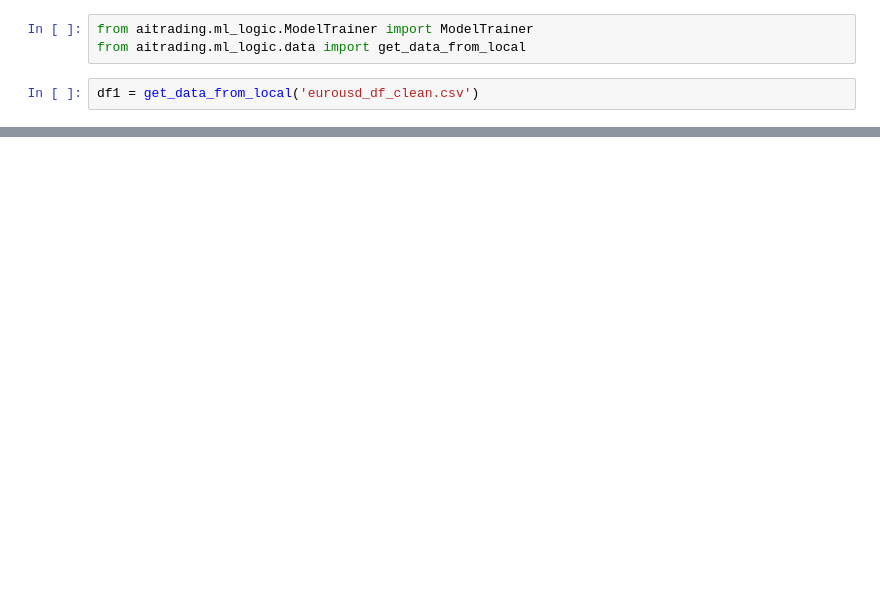
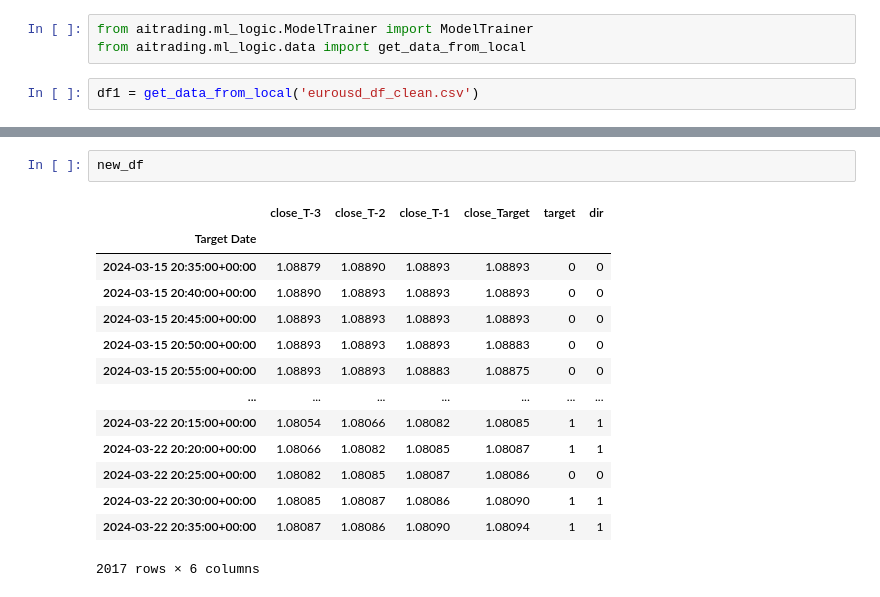
Before and after one commit to Behnaz100/aitrading, a Jupyter notebook: aitrading/notebooks/kassraniroumand_notebook3.ipynb, the cells around one changed output, grey strips where cells are left out. Drawn from its saved outputs; the diff is of its cells as text; blank space fills up the shorter version.

```diff
--- a/aitrading/notebooks/kassraniroumand_notebook3.ipynb
+++ b/aitrading/notebooks/kassraniroumand_notebook3.ipynb
@@ -264,0 +434,17 @@ latest_model <Sequential name=sequential_2, built=True>
+# %%
+new_df
+# %% [output]
+|  | close_T-3 | close_T-2 | close_T-1 | close_Target | target | dir |
+| Target Date |  |  |  |  |  |  |
+| 2024-03-15 20:35:00+00:00 | 1.08879 | 1.08890 | 1.08893 | 1.08893 | 0 | 0 |
+| 2024-03-15 20:40:00+00:00 | 1.08890 | 1.08893 | 1.08893 | 1.08893 | 0 | 0 |
+| 2024-03-15 20:45:00+00:00 | 1.08893 | 1.08893 | 1.08893 | 1.08893 | 0 | 0 |
+| 2024-03-15 20:50:00+00:00 | 1.08893 | 1.08893 | 1.08893 | 1.08883 | 0 | 0 |
+| 2024-03-15 20:55:00+00:00 | 1.08893 | 1.08893 | 1.08883 | 1.08875 | 0 | 0 |
+| ... | ... | ... | ... | ... | ... | ... |
+| 2024-03-22 20:15:00+00:00 | 1.08054 | 1.08066 | 1.08082 | 1.08085 | 1 | 1 |
+| 2024-03-22 20:20:00+00:00 | 1.08066 | 1.08082 | 1.08085 | 1.08087 | 1 | 1 |
+| 2024-03-22 20:25:00+00:00 | 1.08082 | 1.08085 | 1.08087 | 1.08086 | 0 | 0 |
+| 2024-03-22 20:30:00+00:00 | 1.08085 | 1.08087 | 1.08086 | 1.08090 | 1 | 1 |
+| 2024-03-22 20:35:00+00:00 | 1.08087 | 1.08086 | 1.08090 | 1.08094 | 1 | 1 |
+2017 rows × 6 columns
```
Also changed, not shown: parts of 58 cells of this notebook, 3 other files.
